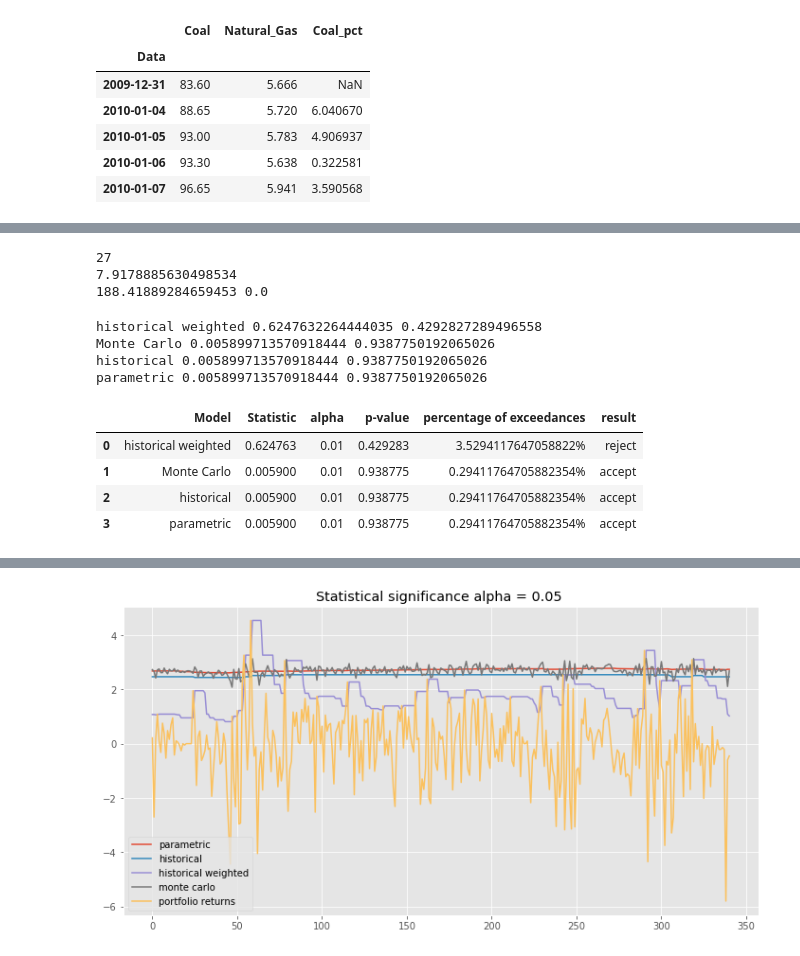
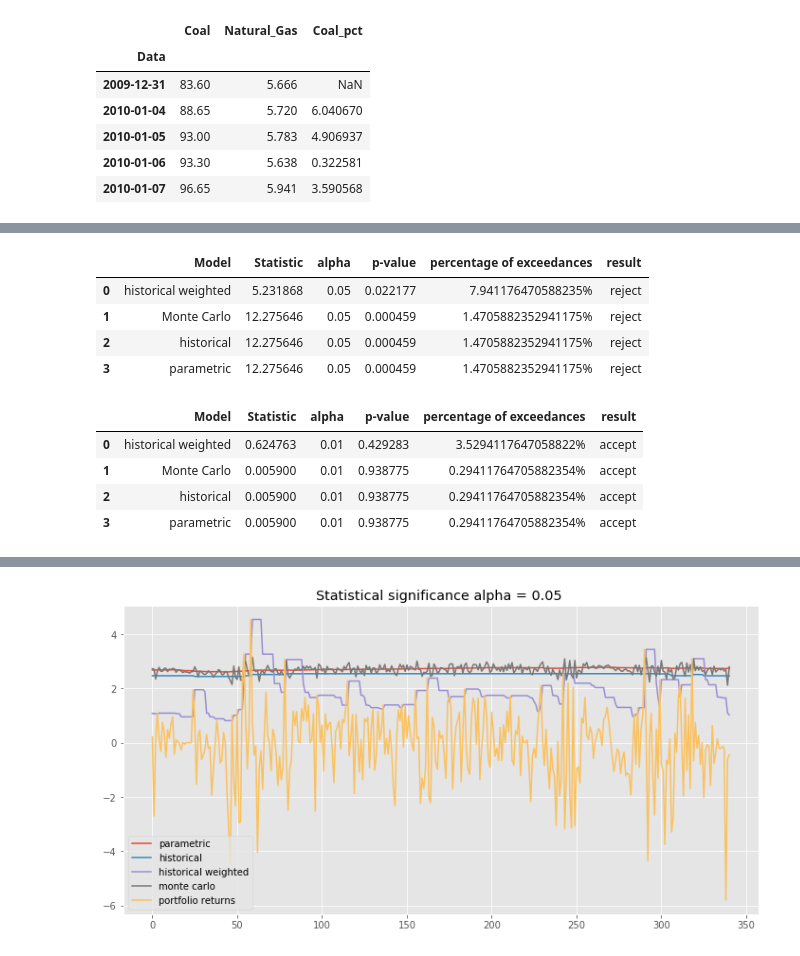
Before and after one commit to Karosemi/backtesting, a Jupyter notebook: BacktestingR.ipynb, the cells around one changed output, grey strips where cells are left out. Drawn from its saved outputs; the diff is of its cells as text; code cells hidden in the pictures.

```diff
--- a/BacktestingR.ipynb
+++ b/BacktestingR.ipynb
@@ -102,5 +101,5 @@ def Var_vector(data, Varfunction, alpha):
 # %%
-def Christoffersen_backtesting(actual, forecast, alpha, model=None):
+def Backtesting(actual, forecast, alpha, model=None, test="Christoffersen"):
     """
     input
     actual: portfolio returns
@@ -119,15 +118,28 @@ def Christoffersen_backtesting(actual, forecast, alpha, model=None):
             p0 = n01/(n00 + n01)
             p1 = n11/(n10 + n11)
             p = (n01 + n11)/(n00 + n01 + n10 + n11)
-            # indepedence
-            LR = -2*np.log((1 - p)**(n00+n10)*p**(n01 + n11)/((1-p0)**(n00)*p0**n01*(1-p1)**n10*p1**n11))
-            #chi = stats.chi2.isf(q=alpha, df=1)
-            chi = 1 - stats.chi2.cdf(LR,  df=1)
-            print(key, LR, chi)
-            if chi<LR:
-                ans = "reject"
-            else:
-                ans = "accept"
+            # indepedence Christoffersen
+            if test == "Christoffersen":
+                LR = -2*np.log((1 - p)**(n00+n10)*p**(n01 + n11)/((1-p0)**(n00)*p0**n01*(1-p1)**n10*p1**n11))
+                chi = 1 - stats.chi2.cdf(LR,  df=1)
+                if chi < alpha:
+                    ans = "reject"
+                else:
+                    ans = "accept"
+            #kupiec
+            if test == "Kupiec":
+                i = I.sum()
+                proc = i/len(I)
+                Lpi = (1-i/len(I))**(len(I)-i)*(i/len(I))**i
+                pk = alpha
+                Lp = (1-pk)**(len(I)-i)*pk**i
+                LR = -2*np.log(Lp/Lpi)
+                chi = 1 - stats.chi2.cdf(LR,df=1)
+
+                if chi< alpha:
+                    ans = "reject"
+                else:
+                    ans = "accept"
             frame = {"Model": key,"alpha": alpha, "Statistic": LR, "p-value": chi, "result": ans, "percentage of exceedances":str(p*100)+"%"}
             results.append(frame)
 
@@ -141,8 +153,8 @@ def Christoffersen_backtesting(actual, forecast, alpha, model=None):
         p = (n01 + n11)/(n00 + n01 + n10 + n11)
         LR = -2*np.log((1 - p)**(n00+n10)*p**(n01 + n11)/((1-p0)**(n00)*p0**n01*(1-p1)**n10*p1**n11))
         chi = 1 - stats.chi2.cdf(LR,  df=1)
-        #chi = stats.chi2.isf(q=alpha, df=1)
-        if chi<LR:
+
+        if chi < alpha:
             ans = "reject"
         else:
             ans = "accept"
@@ -205,37 +182,21 @@ accept
-# %%
-I = (HWdays > HWvar5)*1
-percent = I.sum()/len(HWdays)*100
-print(I.sum())
-print(percent)
-con = I[1:]-I[:-1]
-n01, n10 = (con == 1).sum(), (con == -1).sum()
-n11, n00 = (I[1:][con == 0] == 1).sum(), (I[1:][con == 0] == 0).sum()
-p0 = n01/(n00 + n01)
-p1 = n11/(n10 + n11)
-p = (n01 + n11)/(n00 + n01 + n10 + n11)
-# indepedence
-LR = -2*np.log((1 - p)**(n00+n10)*p**(n01 + n11)/((1-p0)**(n00)*p0**n01*(1-p1)**n10*p1**n11))
-#chi = stats.chi2.isf(q=alpha, df=1)
-chi = 1 - stats.chi2.cdf(LR,  df=1)
-print(LR, chi)
-# %% [output]
-27
-7.9178885630498534
-188.41889284659453 0.0
+# %%
+Backtesting(days.values, forecast5, 0.05, test="Kupiec")
+# %% [output]
+|  | Model | Statistic | alpha | p-value | percentage of exceedances | result |
+| 0 | historical weighted | 5.231868 | 0.05 | 0.022177 | 7.941176470588235% | reject |
+| 1 | Monte Carlo | 12.275646 | 0.05 | 0.000459 | 1.4705882352941175% | reject |
+| 2 | historical | 12.275646 | 0.05 | 0.000459 | 1.4705882352941175% | reject |
+| 3 | parametric | 12.275646 | 0.05 | 0.000459 | 1.4705882352941175% | reject |
 # %%
 Pvar9, Pdays = Var_vector(data, Par_Norm ,0.01)
 Hvar9, Hdays =  Var_vector(data, Hist ,0.01)
 HWvar9, HWdays = Var_vector(data, His_weight ,0.01)
 Mvar9, Mdays = Var_vector(data, mc ,0.01)
 forecast9= {"parametric": Pvar9, "historical": Hvar9,"historical weighted": HWvar9, "Monte Carlo":Mvar9}
-Christoffersen_backtesting(days.values, forecast9, 0.01, 'parametric')
+Backtesting(days.values, forecast9, 0.01, test="Christoffersen")
 # %% [output]
-historical weighted 0.6247632264444035 0.4292827289496558
-Monte Carlo 0.005899713570918444 0.9387750192065026
-historical 0.005899713570918444 0.9387750192065026
-parametric 0.005899713570918444 0.9387750192065026
 |  | Model | Statistic | alpha | p-value | percentage of exceedances | result |
-| 0 | historical weighted | 0.624763 | 0.01 | 0.429283 | 3.5294117647058822% | reject |
+| 0 | historical weighted | 0.624763 | 0.01 | 0.429283 | 3.5294117647058822% | accept |
 | 1 | Monte Carlo | 0.005900 | 0.01 | 0.938775 | 0.29411764705882354% | accept |
 | 2 | historical | 0.005900 | 0.01 | 0.938775 | 0.29411764705882354% | accept |
 | 3 | parametric | 0.005900 | 0.01 | 0.938775 | 0.29411764705882354% | accept |
```
Also changed, not shown: parts of 10 cells of this notebook.
